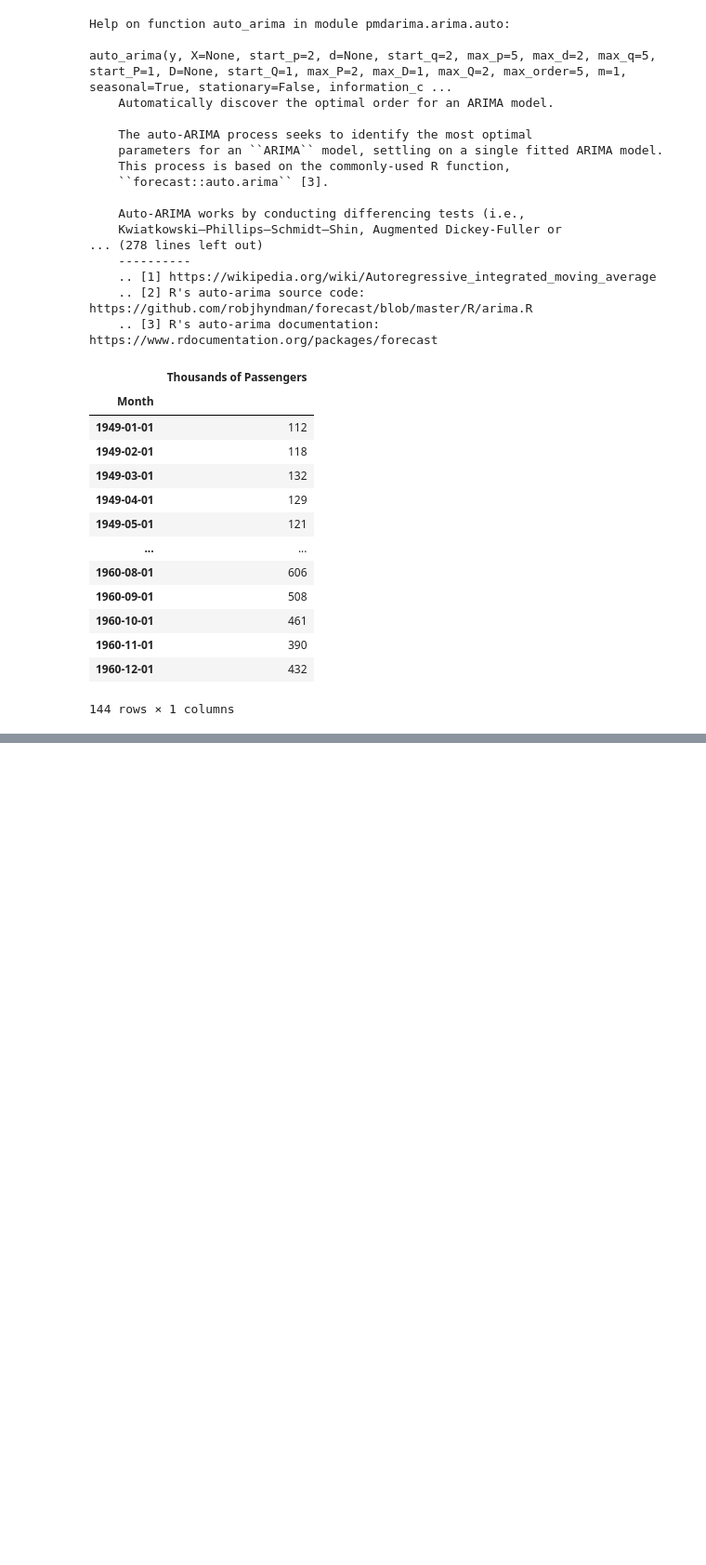
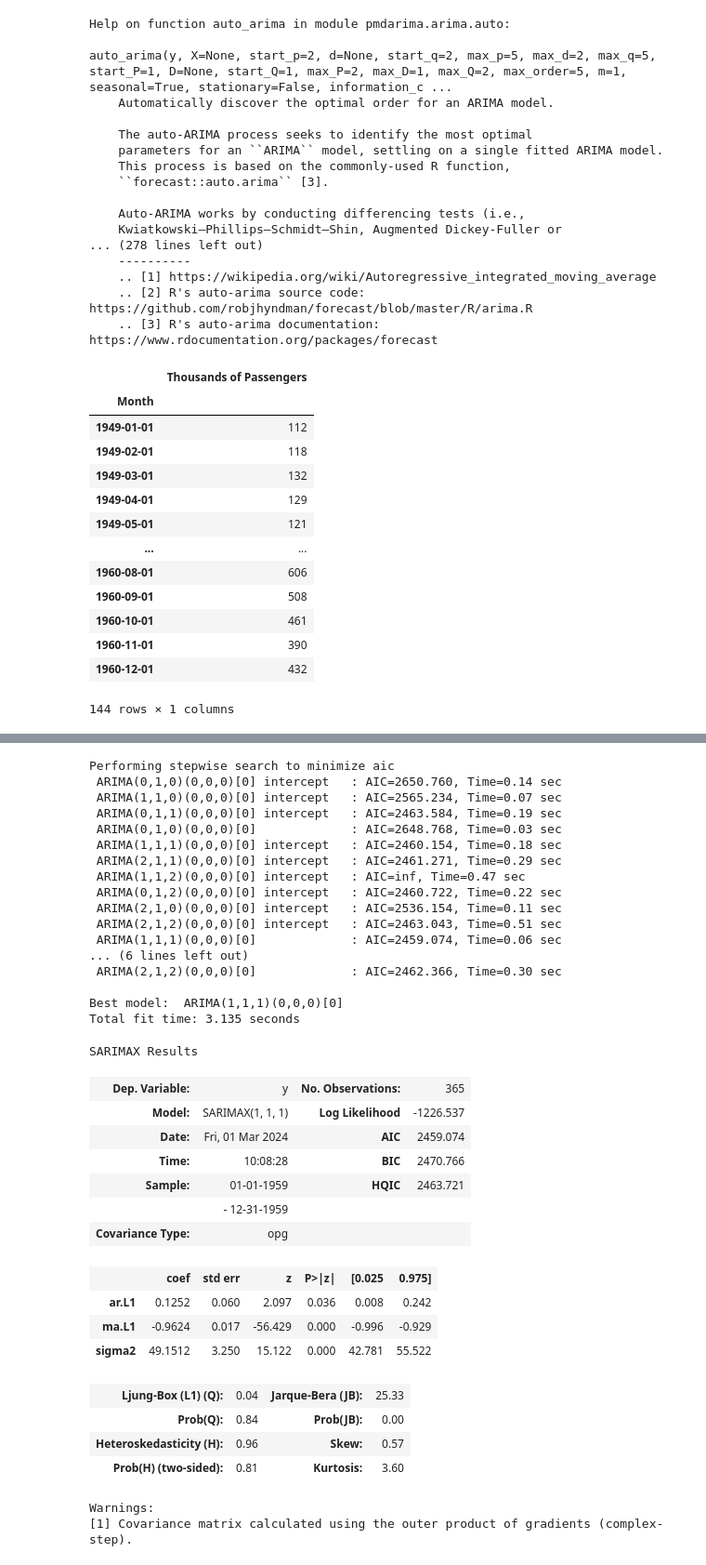
Before and after one commit to Narula901/Python-Library, a Jupyter notebook: Forecasting Model/lec - 7 Choosing ARIMA Orders.ipynb, the cells around one changed output, grey strips where cells are left out. Shown at 93% size. Saved outputs shown, nothing was run; the diff lists cells and outputs as text; code cells hidden in the pictures; blank space fills up the shorter version.

```diff
--- a/Forecasting Model/lec - 7 Choosing ARIMA Orders.ipynb
+++ b/Forecasting Model/lec - 7 Choosing ARIMA Orders.ipynb
@@ -95,2 +91,4 @@ SARIMAX Results
 Warnings:
 [1] Covariance matrix calculated using the outer product of gradients (complex-step).
+# %%
+Birth = pd.read_csv('D:\\karan data\\Data for Preprocessing\\Forecasting Data\\DailyTotalFemaleBirths.csv', index_col='Date', parse_dates=True)
@@ -96,0 +105,38 @@ Warnings:
+# %%
+auto_arima(Birth['Births'],error_action='ignore', start_p=0, start_q=0, max_p=6, max_q=3, seasonal=False,trace=True).summary()
+# %% [output]
+Performing stepwise search to minimize aic
+ ARIMA(0,1,0)(0,0,0)[0] intercept   : AIC=2650.760, Time=0.14 sec
+ ARIMA(1,1,0)(0,0,0)[0] intercept   : AIC=2565.234, Time=0.07 sec
+ ARIMA(0,1,1)(0,0,0)[0] intercept   : AIC=2463.584, Time=0.19 sec
+ ARIMA(0,1,0)(0,0,0)[0]             : AIC=2648.768, Time=0.03 sec
+ ARIMA(1,1,1)(0,0,0)[0] intercept   : AIC=2460.154, Time=0.18 sec
+ ARIMA(2,1,1)(0,0,0)[0] intercept   : AIC=2461.271, Time=0.29 sec
+ ARIMA(1,1,2)(0,0,0)[0] intercept   : AIC=inf, Time=0.47 sec
+ ARIMA(0,1,2)(0,0,0)[0] intercept   : AIC=2460.722, Time=0.22 sec
+ ARIMA(2,1,0)(0,0,0)[0] intercept   : AIC=2536.154, Time=0.11 sec
+ ARIMA(2,1,2)(0,0,0)[0] intercept   : AIC=2463.043, Time=0.51 sec
+ ARIMA(1,1,1)(0,0,0)[0]             : AIC=2459.074, Time=0.06 sec
+... (6 lines left out)
+ ARIMA(2,1,2)(0,0,0)[0]             : AIC=2462.366, Time=0.30 sec
+
+Best model:  ARIMA(1,1,1)(0,0,0)[0]
+Total fit time: 3.135 seconds
+SARIMAX Results
+| Dep. Variable: | y | No. Observations: | 365 |
+| Model: | SARIMAX(1, 1, 1) | Log Likelihood | -1226.537 |
+| Date: | Fri, 01 Mar 2024 | AIC | 2459.074 |
+| Time: | 10:08:28 | BIC | 2470.766 |
+| Sample: | 01-01-1959 | HQIC | 2463.721 |
+|  | - 12-31-1959 |  |  |
+| Covariance Type: | opg |  |  |
+|  | coef | std err | z | P>|z| | [0.025 | 0.975] |
+| ar.L1 | 0.1252 | 0.060 | 2.097 | 0.036 | 0.008 | 0.242 |
+| ma.L1 | -0.9624 | 0.017 | -56.429 | 0.000 | -0.996 | -0.929 |
+| sigma2 | 49.1512 | 3.250 | 15.122 | 0.000 | 42.781 | 55.522 |
+| Ljung-Box (L1) (Q): | 0.04 | Jarque-Bera (JB): | 25.33 |
+| Prob(Q): | 0.84 | Prob(JB): | 0.00 |
+| Heteroskedasticity (H): | 0.96 | Skew: | 0.57 |
+| Prob(H) (two-sided): | 0.81 | Kurtosis: | 3.60 |
+Warnings:
+[1] Covariance matrix calculated using the outer product of gradients (complex-step).
```
Also changed, not shown: parts of 7 cells of this notebook.
